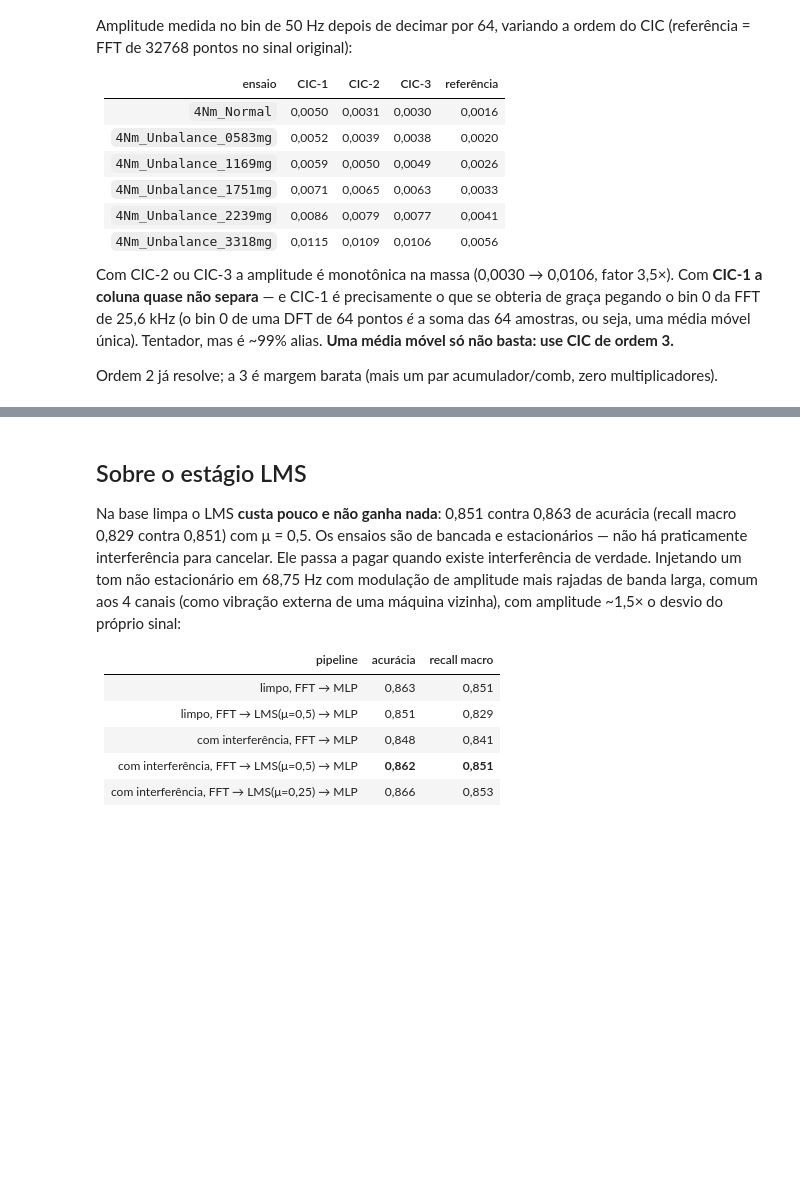
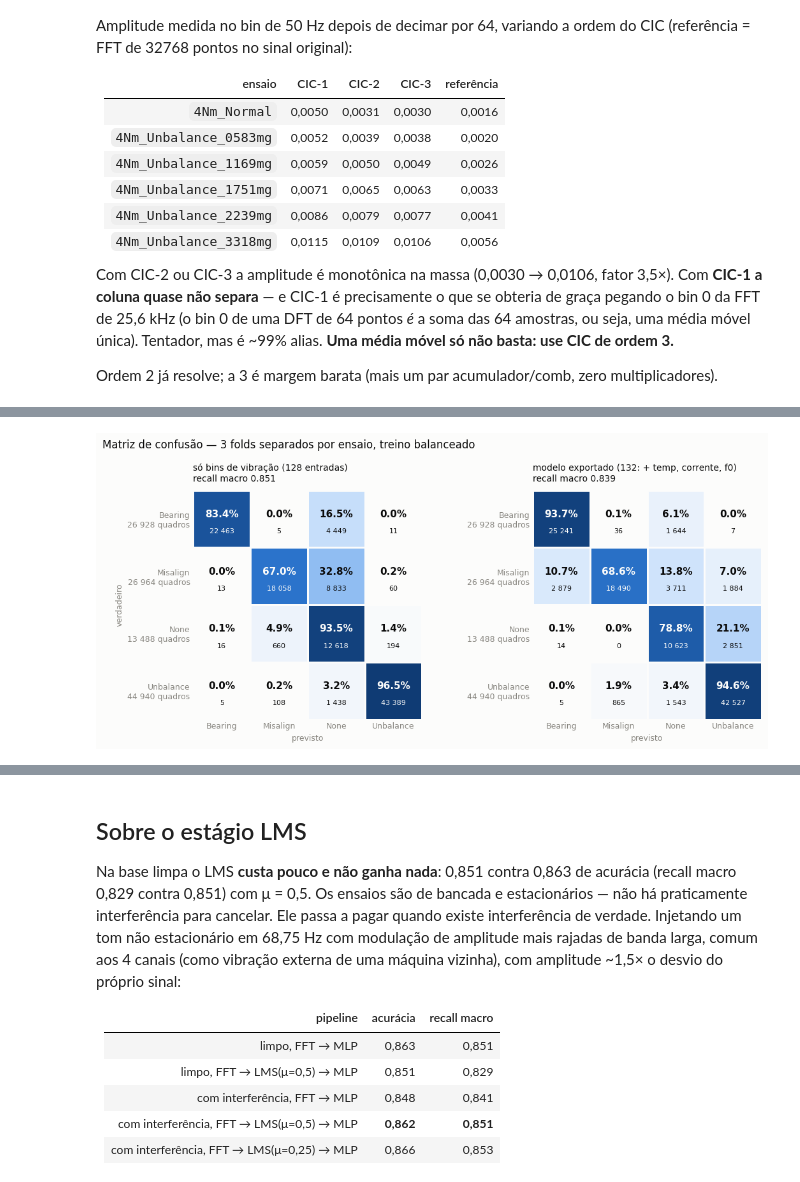
Before and after one commit to Carloscerq/CI-Digital-PBL---Circuitos-Digitais-IV, a Jupyter notebook: Scripts/mlp_training.ipynb, the cells around one changed output, grey strips where cells are left out. Cells and saved outputs as stored; diff of their text form; code cells hidden in the pictures; blank space fills up the shorter version.

Commit message:
feat: update mlp model to use temp and current

```diff
--- a/Scripts/mlp_training.ipynb
+++ b/Scripts/mlp_training.ipynb
@@ -1123,18 +1409,22 @@ def eval_lo(F, tag, hidden=(8, 4), n_splits=3, seed=0, balance=True):
     params, _ = param_count(F.shape[1], hidden, len(CLASSES))
     print(f"{tag:<44}{F.shape[1]:>5}{params:>7}"
           f"{f'{accs.mean():.3f} ± {accs.std():.3f}':>16}{rec.mean():>8.3f}   "
-          + " ".join(f"{c}={r:.3f}" for c, r in zip(CLASSES, rec)))
+          + " ".join(f"{c}={r:.3f}" for c, r in zip(CLASSES, rec)), flush=True)
     return conf
 
 
+X_lo_bins = X_lo[:, LO_COLS]
 print(f"{'configuração':<44}{'in':>5}{'param':>7}{'acurácia':>16}{'macro':>8}   recall por classe")
 eval_lo(X_hi[:, HI_COLS], "antes: só alta freq (400-4000 Hz)", balance=False)
 eval_lo(X_hi[:, HI_COLS], "antes: só alta freq, balanceado")
-eval_lo(np.hstack([X_hi[:, HI_COLS], X_lo[:, LO_COLS]]), "alta + baixa freq")
-conf = eval_lo(X_lo[:, LO_COLS], "depois: só baixa freq (6-200 Hz)")
+eval_lo(np.hstack([X_hi[:, HI_COLS], X_lo_bins]), "alta + baixa freq")
+conf = eval_lo(X_lo_bins, "depois: só baixa freq (6-200 Hz)")
 eval_lo(X_lo_lms[:, LO_COLS], "depois: baixa freq -> LMS -> MLP")
 
-print("\nmatriz de confusão de 'só baixa freq' (linhas = verdadeiro):")
-print(f"{'':>10}" + "".join(f"{c:>11}" for c in CLASSES))
-for i, c in enumerate(CLASSES):
-    print(f"{c:>10}" + "".join(f"{v:>11}" for v in conf[i]))
+# Sensores exigidos pela aplicação, um de cada vez e todos juntos.
+print()
+eval_lo(np.hstack([X_lo_bins, EXTRA[:, :2]]), "+ temperatura (2)")
+eval_lo(np.hstack([X_lo_bins, EXTRA[:, 2:3]]), "+ corrente I² (1)")
+eval_lo(np.hstack([X_lo_bins, EXTRA[:, 3:]]), "+ f0 do MDC (1)")
+eval_lo(np.hstack([X_lo_bins, EXTRA]), "+ temp + corrente + f0 (4)")
+conf_final = eval_lo(np.hstack([X_lo_lms[:, LO_COLS], EXTRA]), "LMS + temp + corrente + f0 (4)")
@@ -1140,0 +1444,60 @@ for i, c in enumerate(CLASSES):
+# %%
+# --- matrizes de confusão -----------------------------------------------------
+# Cor = recall da linha (a fração da classe verdadeira que caiu em cada coluna), não a
+# contagem: as classes têm suportes muito diferentes (Bearing tem 2x o de None) e uma
+# escala por contagem coloriria o desequilíbrio do dataset em vez do erro do modelo.
+# A contagem vai no rótulo de cada célula, embaixo da porcentagem.
+from matplotlib.colors import LinearSegmentedColormap
+
+SURFACE, INK, MUTED = "#fcfcfb", "#0b0b0b", "#898781"
+SEQ_BLUE = LinearSegmentedColormap.from_list("seq_blue", [
+    SURFACE, "#cde2fb", "#9ec5f4", "#6da7ec", "#3987e5", "#256abf", "#184f95", "#0d366b"])
+
+
+def plot_confusion(ax, conf, title):
+    """Heatmap 4x4 normalizado por linha. A diagonal é a recall por classe."""
+    support = conf.sum(axis=1, keepdims=True)
+    rec = conf / support
+    ax.pcolormesh(rec, cmap=SEQ_BLUE, vmin=0, vmax=1,
+                  edgecolors=SURFACE, linewidth=2)
+
+    for i in range(len(CLASSES)):
+        for j in range(len(CLASSES)):
+            # Hierarquia por tamanho, não por opacidade: a contagem usa a MESMA tinta
+            # da porcentagem. Um cinza recessivo sobre a célula de meio-tom daria
+            # contraste 1,01:1 — some. Assim o pior caso das duas matrizes é 4,6:1.
+            ink = SURFACE if rec[i, j] > .60 else INK
+            ax.text(j + .5, i + .42, f"{rec[i, j]:.1%}", ha="center", va="center",
+                    fontsize=11, fontweight="bold", color=ink)
+            ax.text(j + .5, i + .72, f"{conf[i, j]:,}".replace(",", " "),
+                    ha="center", va="center", fontsize=8, color=ink)
+
+    ax.set_xticks(np.arange(len(CLASSES)) + .5, CLASSES)
+    ax.set_yticks(np.arange(len(CLASSES)) + .5,
+                  [f"{c}\n{int(n):,} quadros".replace(",", " ")
+                   for c, n in zip(CLASSES, support.ravel())])
+    ax.set_xlabel("previsto", color=MUTED, fontsize=9)
+    ax.invert_yaxis()
+    ax.set_aspect("equal")
+    ax.tick_params(length=0, labelsize=9, colors=MUTED)
+    for s in ax.spines.values():
+        s.set_visible(False)
+    ax.set_title(f"{title}\nrecall macro {rec.diagonal().mean():.3f}",
+                 loc="left", fontsize=10, color=INK, pad=10)
+
+
+fig, axes = plt.subplots(1, 2, figsize=(11, 5), facecolor=SURFACE)
+plot_confusion(axes[0], conf, "só bins de vibração (128 entradas)")
+plot_confusion(axes[1], conf_final, "modelo exportado (132: + temp, corrente, f0)")
+axes[0].set_ylabel("verdadeiro", color=MUTED, fontsize=9)
+fig.suptitle("Matriz de confusão — 3 folds separados por ensaio, treino balanceado",
+             x=0.02, ha="left", fontsize=12, color=INK)
+fig.tight_layout()
+plt.show()
+
+# A leitura em uma linha: o que as entradas exigidas fazem é mover erro entre classes.
+for c, a, b in zip(CLASSES, (conf / conf.sum(1, keepdims=True)).diagonal(),
+                   (conf_final / conf_final.sum(1, keepdims=True)).diagonal()):
+    print(f"{c:<10} {a:.3f} -> {b:.3f}  ({b - a:+.3f})")
+# %% [output]
+[figure, added]
```
Also changed, not shown: parts of 16 cells of this notebook, 8 other files.
